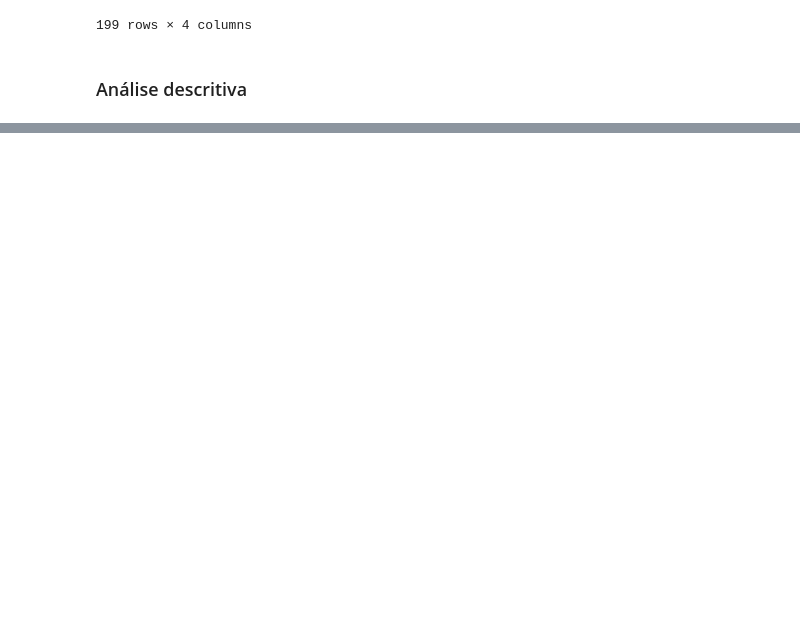
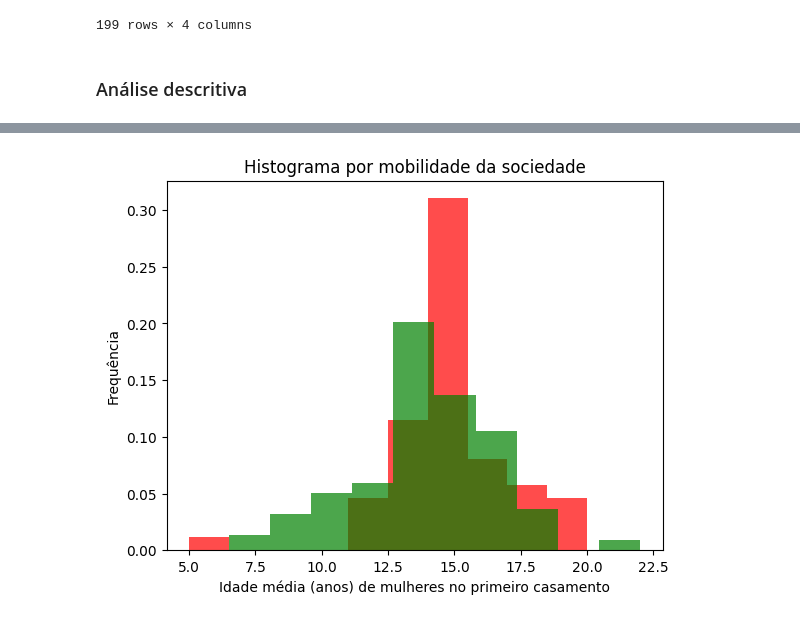
Before and after one commit to gabriel-nbr/MCI, a Jupyter notebook: Trabalho1.ipynb, the cells around one changed output, grey strips where cells are left out. Saved outputs shown, nothing was run; the diff lists cells and outputs as text; code cells hidden in the pictures; blank space fills up the shorter version.

```diff
--- a/Trabalho1.ipynb
+++ b/Trabalho1.ipynb
@@ -163,0 +241,22 @@ df_teste
+# %%
+plt.figure()
+
+plt.hist(df_teste.loc[df_teste["Mobility"] == "Sedentary", "Avg age of marriage of women"],
+         density=True,
+         color="red",
+         alpha=0.7,
+         label="Sedentary"
+         )
+plt.hist(df_teste.loc[df_teste["Mobility"] == "Mobile", "Avg age of marriage of women"],
+         density=True,
+         color="green",
+         alpha=0.7,
+         label="Sedentary"
+         )
+
+plt.xlabel("Idade média (anos) de mulheres no primeiro casamento")
+plt.ylabel("Frequência")
+plt.title("Histograma por mobilidade da sociedade")
+plt.show()
+# %% [output]
+[figure, added]
```
Also changed, not shown: parts of 11 cells of this notebook.
